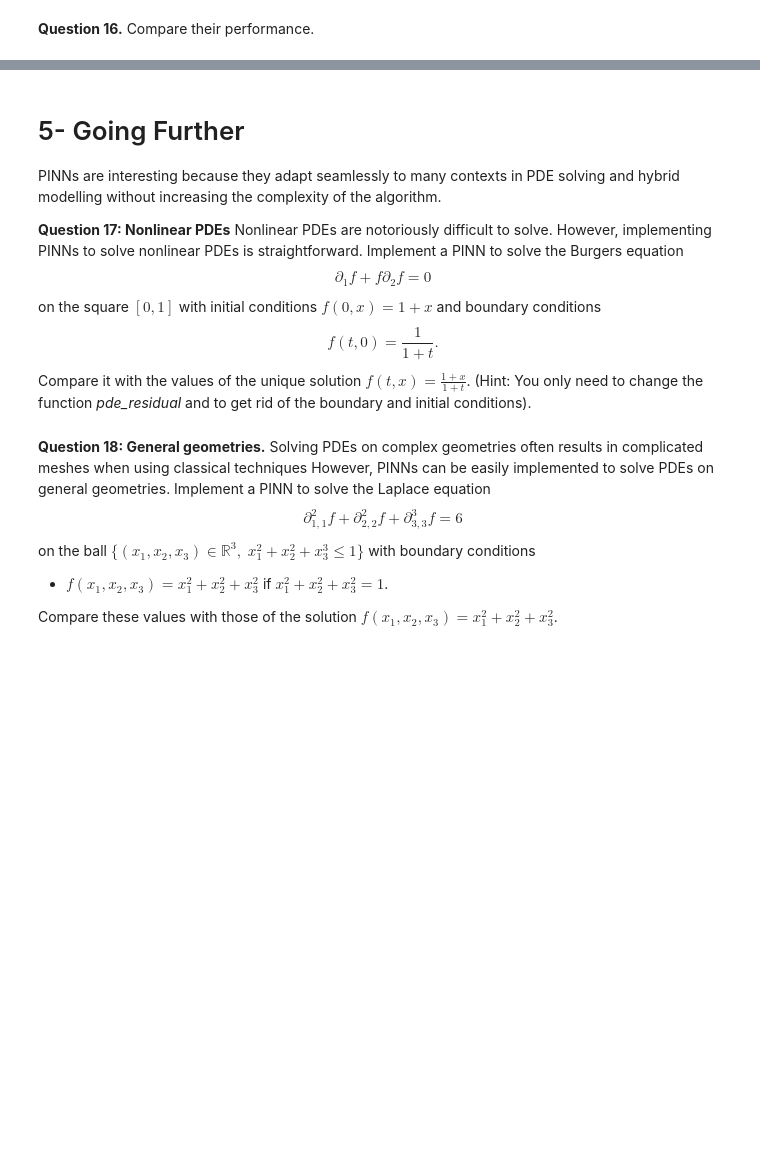
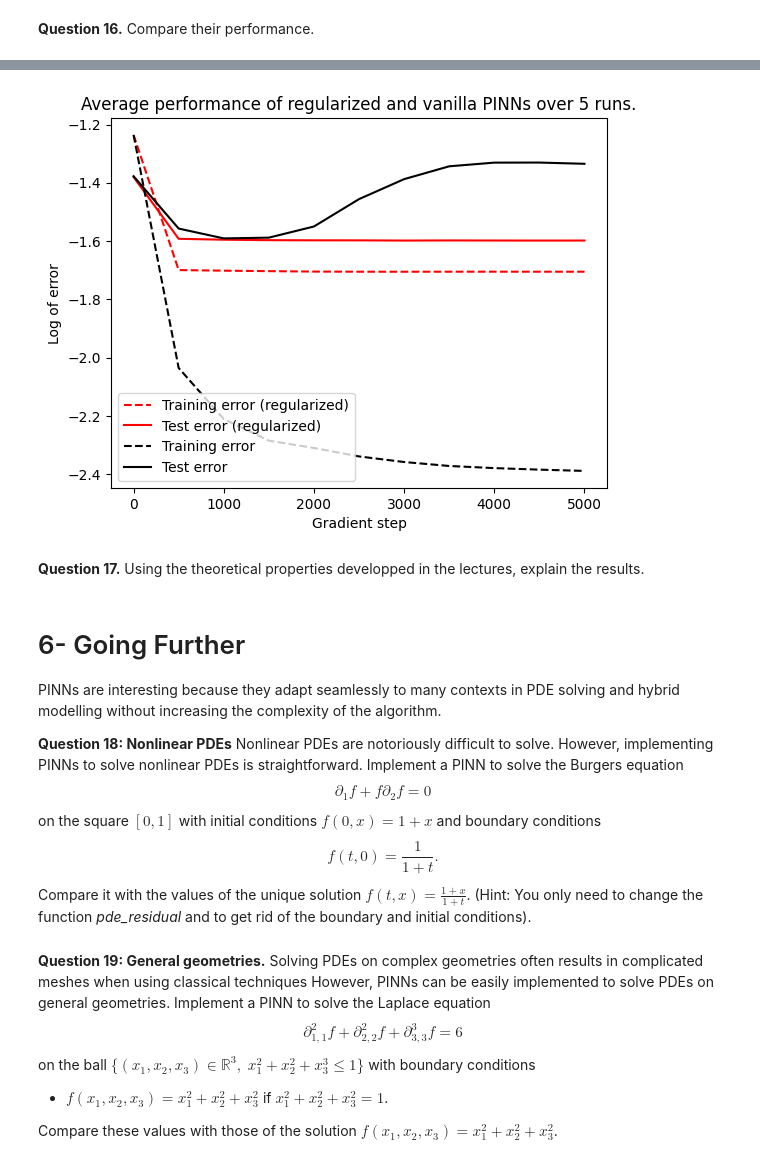
Before and after one commit to claireBoyer/tutorial-piml, a Jupyter notebook: Lab_student/1-PINNs.ipynb, the cells around one changed output, grey strips where cells are left out. Saved outputs shown, nothing was run; the diff lists cells and outputs as text; code cells hidden in the pictures; blank space fills up the shorter version.

```diff
--- a/Lab_student/1-PINNs.ipynb
+++ b/Lab_student/1-PINNs.ipynb
@@ -310,0 +410,19 @@ def train_hybrid(model, epochs=5000, lr=1e-3):
+# %%
+training_wd, validation_wd =[],[]
+training, validation =[],[]
+
+for i in range(5):
+  torch.manual_seed(i)
+  print("With weight decay ", i+1)
+  model = NeuralNet2().to(device)
+  training_error_wd, validation_error_wd = train_hybrid_2(model, weight_decay=10**-3, lambda_s=5*10**-2)
+  training_wd.append(training_error_wd)
+  validation_wd.append(validation_error_wd)
+
+  torch.manual_seed(i)
+  print("Without wd ", i+1)
+  model_2 = NeuralNet2().to(device)
+
+  training_error, validation_error = train_hybrid_2(model_2)
+  training.append(training_error)
+  validation.append(validation_error)
@@ -311,13 +451,32 @@ def train_hybrid(model, epochs=5000, lr=1e-3):
+# %%
+def log_10(err):
+  return np.log10(np.mean(np.array(err), axis=0))
+
+x_lab = [500*i for i in range(11)]
+
+plt.plot(x_lab, log_10(training_wd), c='red', linestyle="--", label="Training error (regularized)")
+plt.plot(x_lab, log_10(validation_wd), c='red', label="Test error (regularized)")
+plt.plot(x_lab, log_10(training),  c="black", linestyle="--", label="Training error ")
+plt.plot(x_lab, log_10(validation),  c='black', label="Test error")
+plt.xlabel("Gradient step")
+plt.ylabel("Log of error")
+plt.title("Average performance of regularized and vanilla PINNs over 5 runs.")
+plt.legend()
+plt.show()
+# %% [output]
+[figure, added]
+# %% [markdown]
+**Question 17.** Using the theoretical properties developped in the lectures,  explain the results.
 # %% [markdown]
-# 5- Going Further
+# 6- Going Further
 
 PINNs are interesting because they adapt seamlessly to many contexts in PDE solving and hybrid modelling without  increasing the complexity of the algorithm.
 
 
-**Question 17: Nonlinear PDEs** Nonlinear PDEs are notoriously difficult to solve. However, implementing PINNs to solve nonlinear PDEs is straightforward.  Implement a PINN to solve the Burgers equation $$\partial_1 f + f \partial_2 f = 0$$ on the square $[0,1]$ with initial conditions $f(0,x) = 1+x$ and boundary conditions $$f(t,0) = \frac{1}{1+t}.$$ Compare it with the values of the unique solution $f(t,x) = \frac{1+x}{1+t}$.
+**Question 18: Nonlinear PDEs** Nonlinear PDEs are notoriously difficult to solve. However, implementing PINNs to solve nonlinear PDEs is straightforward.  Implement a PINN to solve the Burgers equation $$\partial_1 f + f \partial_2 f = 0$$ on the square $[0,1]$ with initial conditions $f(0,x) = 1+x$ and boundary conditions $$f(t,0) = \frac{1}{1+t}.$$ Compare it with the values of the unique solution $f(t,x) = \frac{1+x}{1+t}$.
 (Hint: You only need to change the function *pde_residual* and to get rid of the boundary and initial conditions).
 # %% [markdown]
-**Question 18: General geometries.** Solving PDEs on complex geometries often results in complicated meshes when using classical techniques However, PINNs can be easily implemented to solve PDEs on general geometries. Implement a PINN to solve the Laplace equation $$\partial^2_{1,1} f + \partial^2_{2,2} f + \partial^3_{3,3} f = 6$$ on the ball $\{(x_1, x_2, x_3)\in \mathbb R^3, \; x_1^2 + x_2^2+x_3^3 \leq 1\}$ with boundary conditions
+**Question 19: General geometries.** Solving PDEs on complex geometries often results in complicated meshes when using classical techniques However, PINNs can be easily implemented to solve PDEs on general geometries. Implement a PINN to solve the Laplace equation $$\partial^2_{1,1} f + \partial^2_{2,2} f + \partial^3_{3,3} f = 6$$ on the ball $\{(x_1, x_2, x_3)\in \mathbb R^3, \; x_1^2 + x_2^2+x_3^3 \leq 1\}$ with boundary conditions
 * $f(x_1,x_2,x_3) = x_1^2+x_2^2+x_3^2$ if $x_1^2+x_2^2+x_3^2 = 1$.
 
 Compare these values with those of the solution $f(x_1,x_2, x_3) = x_1^2+x_2^2+x_3^2$.
```
Also changed, not shown: parts of 5 cells of this notebook, 1 other file.
